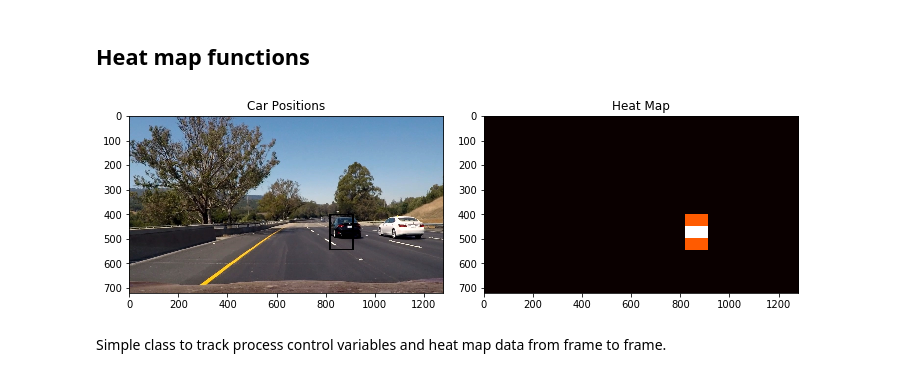
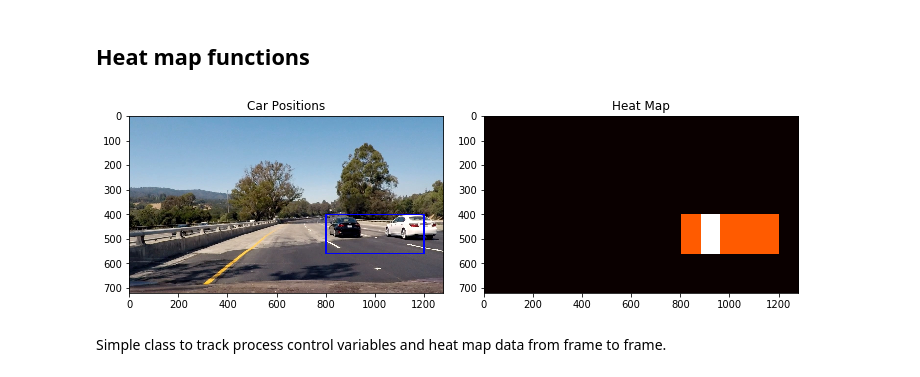
Before and after one commit to chisolm/CarND-Vehicle-Detection, a Jupyter notebook: Vehicle_Detection.ipynb, the cells around one changed output. Saved outputs shown, nothing was run; the diff lists cells and outputs as text; code cells hidden in the pictures.

```diff
--- a/Vehicle_Detection.ipynb
+++ b/Vehicle_Detection.ipynb
@@ -22,7 +23,9 @@ https://s3.amazonaws.com/udacity-sdc/Vehicle_Tracking/vehicles.zip
 https://s3.amazonaws.com/udacity-sdc/Vehicle_Tracking/non-vehicles.zip
 # %%
 # Read in cars and notcars
-images = glob.glob('fulltest/*.png')
+#images = glob.glob('fulltest/*.png')
+images = glob.glob('jpgfulltest/*.jpg')
+
 cars = []
 notcars = []
 for image in images:
@@ -111,7 +114,7 @@ Outputs a 0-1 valued image, data type is float.
 def my_img_read(filename):
     image = mpimg.imread(filename)
     #Setup to return 0-1 range images
-    if 'jpg' in filename:
+    if 'jpg' in filename or 'jpeg' in filename:
         image = image.astype(np.float32)/255
     return image
 # %% [markdown]
@@ -282,27 +601,4 @@ hog_feat = True # HOG features on or off
 # %%
-car_features = extract_features(cars, color_space=color_space,
-                        spatial_size=spatial_size, hist_bins=hist_bins,
-                        orient=orient, pix_per_cell=pix_per_cell,
-                        cell_per_block=cell_per_block,
-                        hog_channel=hog_channel, spatial_feat=spatial_feat,
-                        hist_feat=hist_feat, hog_feat=hog_feat)
-notcar_features = extract_features(notcars, color_space=color_space,
-                        spatial_size=spatial_size, hist_bins=hist_bins,
-                        orient=orient, pix_per_cell=pix_per_cell,
-                        cell_per_block=cell_per_block,
-                        hog_channel=hog_channel, spatial_feat=spatial_feat,
-                        hist_feat=hist_feat, hog_feat=hog_feat)
-
-X = np.vstack((car_features, notcar_features)).astype(np.float64)
-# Fit a per-column scaler
-X_scaler = StandardScaler().fit(X)
-# Apply the scaler to X
-scaled_X = X_scaler.transform(X)
-
-# Define the labels vector
-y = np.hstack((np.ones(len(car_features)), np.zeros(len(notcar_features))))
-
-
 # Split up data into randomized training and test sets
 rand_state = np.random.randint(0, 100)
 rand_state=41
@@ -314,13 +610,16 @@ print('Using:',orient,'orientations',pix_per_cell,
     'pixels per cell and', cell_per_block,'cells per block')
 print('Feature vector length:', len(X_train[0]))
 # Use a linear SVC
-svc = LinearSVC()
+#svc = LinearSVC(C=0.01)
+svc = SVC(kernel='rbf', gamma=.0001, C=10)
+
 # Check the training time for the SVC
 t=time.time()
 svc.fit(X_train, y_train)
 t2 = time.time()
 print(round(t2-t, 2), 'Seconds to train SVC...')
 # Check the score of the SVC
+print('Train Accuracy of SVC = ', round(svc.score(X_train, y_train), 4))
 print('Test Accuracy of SVC = ', round(svc.score(X_test, y_test), 4))
 # %% [output]
 Using: 9 orientations 16 pixels per cell and 2 cells per block
@@ -430,7 +730,3 @@ def find_cars(img, ystart, ystop, scale, svc, X_scaler, orient, pix_per_cell, ce
     return draw_img
 # %% [markdown]
 Global settings for find_cars()
-# %%
-ystart = 400
-ystop = 656
-scale = 1.5
@@ -535,32 +887,37 @@ def draw_labeled_bboxes(img, labels):
 # %%
 
 heat = np.zeros_like(img[:,:,0]).astype(np.float)
 # Add heat to each box in box list
 heat = add_heat(heat,bbox_list)
 heat = add_heat(heat,bbox_list)
 heat = add_heat(heat,bbox_list)
 
 # Apply threshold to help remove false positives
 heat = apply_threshold(heat,1)
 
 # Visualize the heatmap when displaying
 heatmap = np.clip(heat, 0, 255)
 
 # Find final boxes from heatmap using label function
 labels = label(heatmap)
-draw_img = draw_labeled_bboxes(np.copy(img), labels)
+
+# Modify image to draw on it
+draw_img = np.copy(img) * 255
+draw_img = draw_img.astype(np.uint8)
+
+draw_img = draw_labeled_bboxes(draw_img, labels)
 
 fig = plt.figure(figsize=(10,10))
 plt.subplot(121)
 plt.imshow(draw_img)
 plt.title('Car Positions')
 plt.subplot(122)
 plt.imshow(heatmap, cmap='hot')
 plt.title('Heat Map')
 fig.tight_layout()
 plt.show()
 # %% [output]
-[figure, old version]
+[figure, new version]
 # %% [markdown]
 Simple class to track process control variables and heat map data from frame to frame.
 # %%
```
Also changed, not shown: parts of 23 cells of this notebook.
